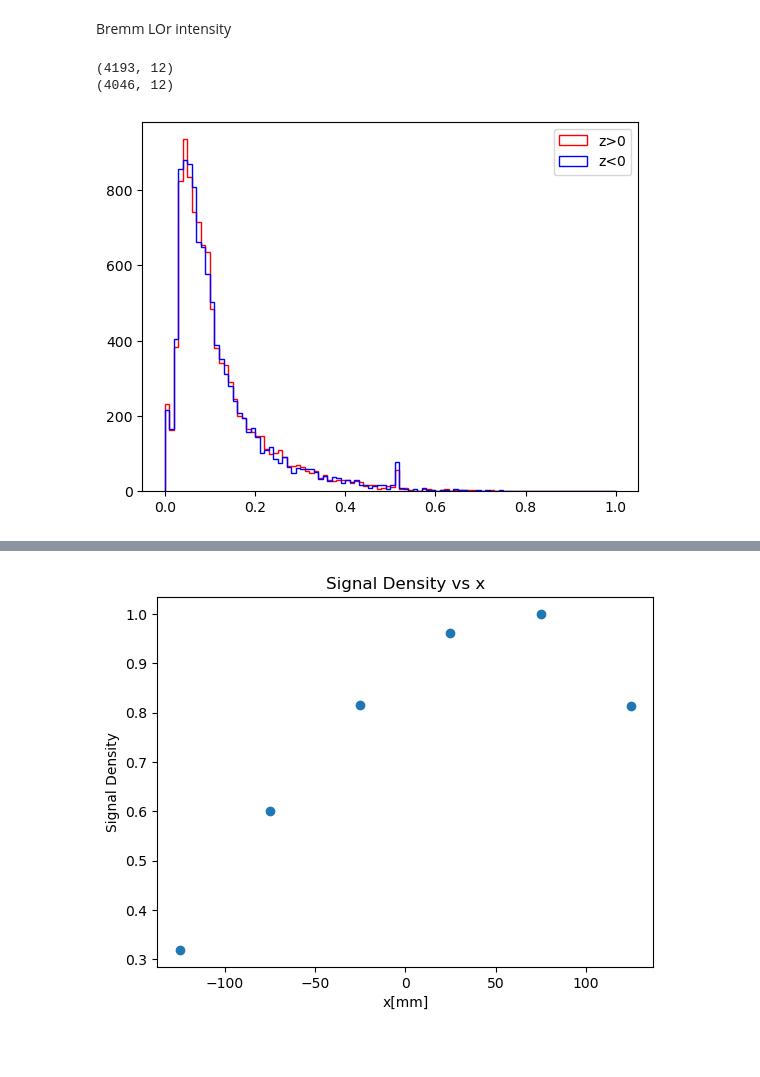
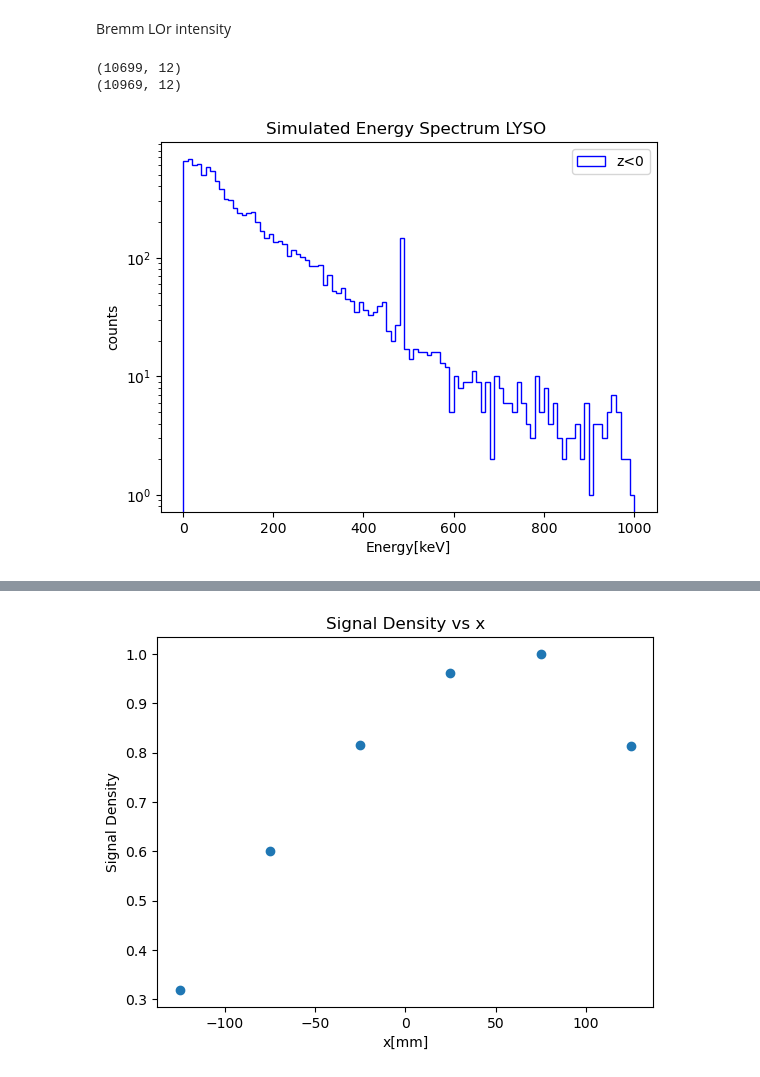
Before and after one commit to francescouni0/Online-Monitoring, a Jupyter notebook: Brem.ipynb, the cells around one changed output, grey strips where cells are left out. Saved outputs shown, nothing was run; the diff lists cells and outputs as text; code cells hidden in the pictures; blank space fills up the shorter version.

```diff
--- a/Brem.ipynb
+++ b/Brem.ipynb
@@ -5,7 +5,7 @@ import matplotlib.pyplot as plt
 import pandas as pd
 # %%
 
-file = uproot.open("dati/postFrascati/27p5/Hits.root")
+file = uproot.open("dati/postFrascati/2p5/Hits.root")
 tree = file["Hits"]
 
 data = tree.arrays(library="pd")
@@ -18,12 +18,20 @@ data2 = data[(data['z'] < 0)]
 print(np.shape(data1))
 print(np.shape(data2))
 # %% [output]
-(4193, 12)
-(4046, 12)
+(10699, 12)
+(10969, 12)
 # %%
-plt.hist(data1['EDepDet'], bins=100, histtype='step', color='r', label='z>0',range=(0,1))
-plt.hist(data2['EDepDet'], bins=100, histtype='step', color='b', label='z<0',range=(0,1))
+#plt.hist(data1['EDepDet'], bins=100, histtype='step', color='r', label='z>0',range=(0,1))
+
+plt.hist(np.multiply(data2['EDepDet'],1000), bins=100, histtype='step', color='b', label='z<0',range=(0,1000))
+#plt.legend()
+plt.yscale('log')
+plt.xlabel('Energy[keV]')
+plt.ylabel('counts')
+plt.yscale('log')
+plt.title('Simulated Energy Spectrum LYSO ')
 plt.legend()
 plt.show()
+plt.show()
 # %% [output]
-[figure, old version]
+[figure, new version]
```
Also changed, not shown: parts of 18 cells of this notebook, 1 other file.
